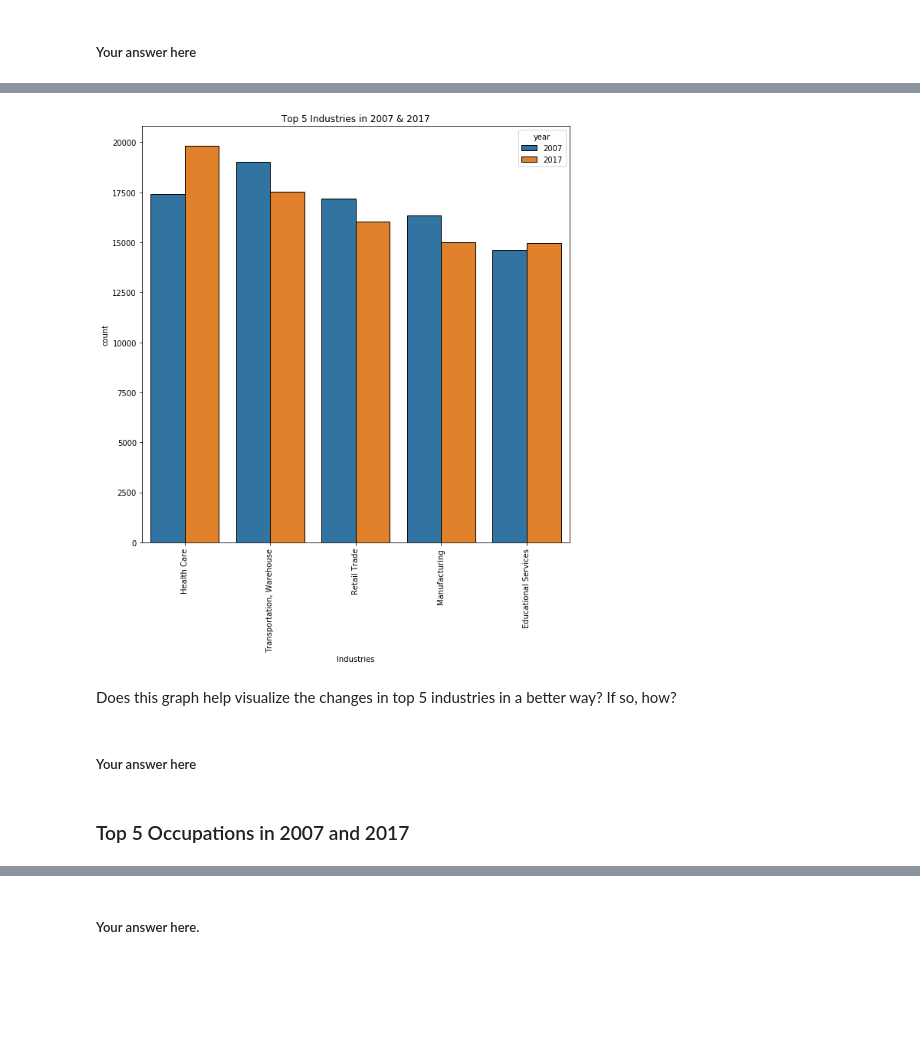
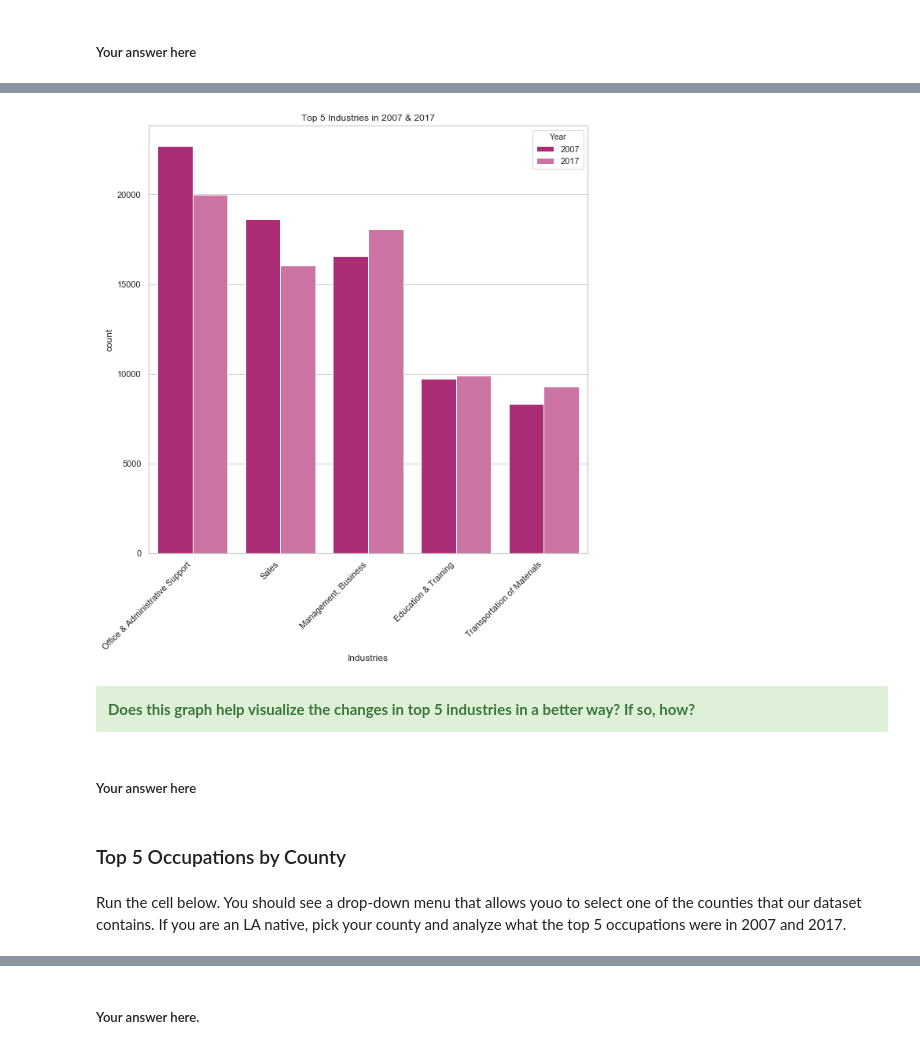
Before and after one commit to ds-modules/CP-113A, a Jupyter notebook: Final Data Analysis.ipynb, the cells around one changed output, grey strips where cells are left out. Saved outputs shown, nothing was run; the diff lists cells and outputs as text; code cells hidden in the pictures; blank space fills up the shorter version.

```diff
--- a/Final Data Analysis.ipynb
+++ b/Final Data Analysis.ipynb
@@ -10,6 +10,13 @@ import csv
 import zipfile
 from pathlib import Path
 import re
+from IPython.display import HTML
+
+# import the widgets module
+import ipywidgets as widgets
+from ipywidgets import interact, interactive, fixed, interact_manual
+
+sns.set(style="whitegrid")
 # %%
 data = pd.read_csv('cleanedData.csv', dtype={'age': int})
 
@@ -51 +32,7 @@ Index(['Transportation, Warehouse', 'Health Care', 'Retail Trade',
+# %%
+#This cell reads our data into the notebook. Just run it.
+
+occupation_seven = pd.read_csv('occupation_sample_seven.csv')
+occupation_seventeen = pd.read_csv('occupation_sample_seventeen.csv')
+occupation = pd.concat([occupation_seven, occupation_seventeen])
 # %%
@@ -77,17 +68,22 @@ Let's visualize the top 5 industries for both years side by side.
 # %%
 plt.figure(figsize=(10,10));
-p = sns.countplot(data=data,
-                  x = 'ind',
-                  hue = 'year', order=data['ind'].value_counts(sort=True).index[0:5])
-p.set_xticklabels(p.get_xticklabels(), rotation=90)
+p = sns.countplot(data=occupation,
+                  x = 'Occupation',
+                  hue = 'Year', order=occupation['Occupation'].value_counts(sort=True).index[0:5],
+                 palette = sns.color_palette("PiYG", 10))
+p.set_xticklabels(p.get_xticklabels(), rotation=45, ha="right")
 p.set_title('Top 5 Industries in 2007 & 2017');
 p.set_xlabel('Industries');
 # %% [output]
-[figure, old version]
+[figure, new version]
 # %% [markdown]
-Does this graph help visualize the changes in top 5 industries in a better way? If so, how?
+<div class="alert alert-success">
+<b> Does this graph help visualize the changes in top 5 industries in a better way? If so, how? </b>
+</div>
 # %% [markdown]
 ##### Your answer here
 # %% [markdown]
-### Top 5 Occupations in 2007 and 2017
+### Top 5 Occupations by County
+# %% [markdown]
+Run the cell below. You should see a drop-down menu that allows youo to select one of the counties that our dataset contains. If you are an LA native, pick your county and analyze what the top 5 occupations were in 2007 and 2017.
 # %%
```
Also changed, not shown: parts of 59 cells of this notebook.
